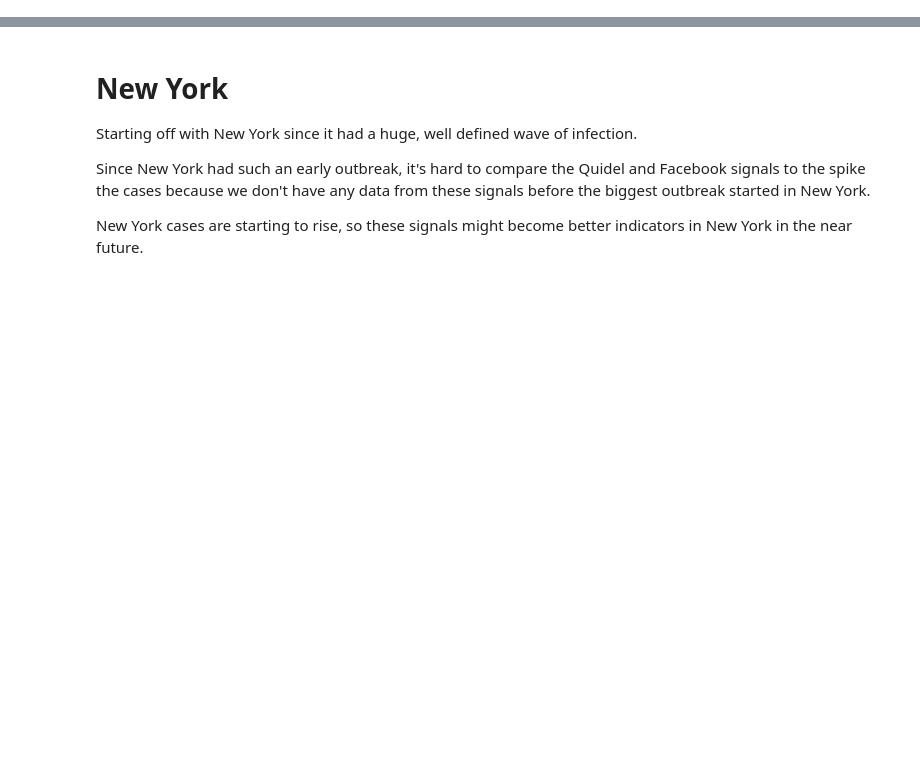
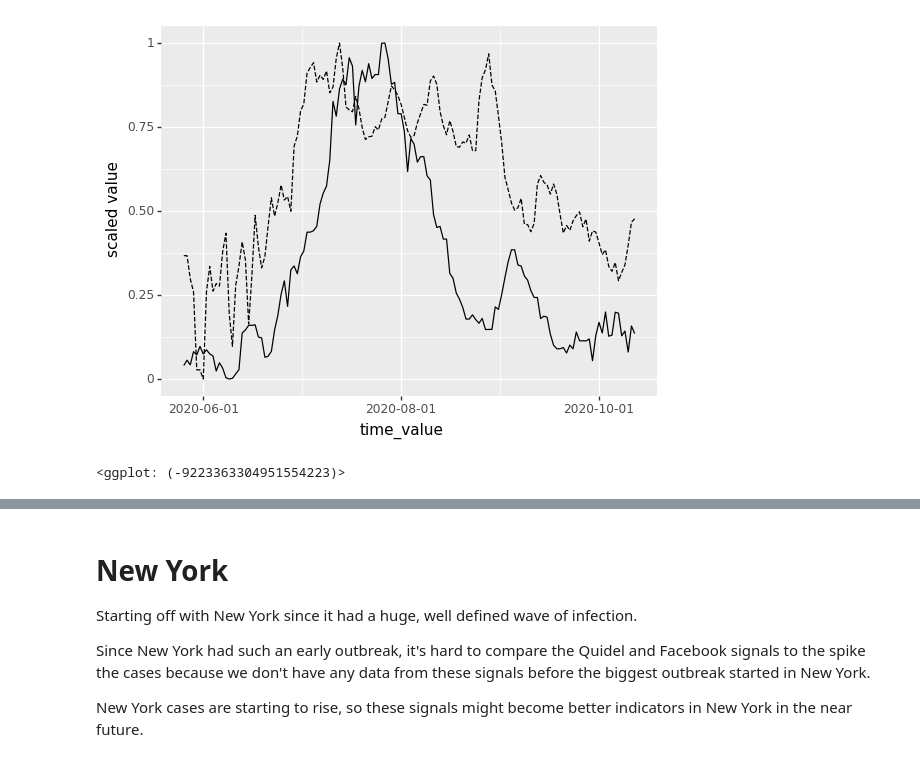
Before and after one commit to cmu-delphi/covidcast-modeling, a Jupyter notebook: cases_signals_msa/notebooks/Cases&SignalsMetroAreas.ipynb, the cells around one changed output, grey strips where cells are left out. Cells and saved outputs as stored; diff of their text form; code cells hidden in the pictures; blank space fills up the shorter version.

```diff
--- a/cases_signals_msa/notebooks/Cases&SignalsMetroAreas.ipynb
+++ b/cases_signals_msa/notebooks/Cases&SignalsMetroAreas.ipynb
@@ -79,0 +99,13 @@ t0_phoenix, t0_cases_phoenix, t0_signals_phoenix = get_t0(phoenix, signals_phoen
+# %%
+# QUIDEL
+cases_quidel_new_orleans = pd.merge(t0_cases_new_orleans, t0_signals_new_orleans[1], on='time_value')
+cases_quidel_new_orleans[['case_value', 'quidel_tests']] = scaler.fit_transform(cases_quidel_new_orleans[['value_x', 'value_y']])
+
+(p9.ggplot(cases_quidel_new_orleans, p9.aes(x='time_value')) +
+p9.scale_x_datetime(breaks=date_breaks('2 months')) +
+p9.geom_line(p9.aes(y='quidel_tests') , linetype='dashed') +
+p9.geom_line(p9.aes(y='case_value')) +
+p9.ylab("scaled value"))
+# %% [output]
+[figure, added]
+<ggplot: (-9223363304951554223)>
```
Also changed, not shown: parts of 54 cells of this notebook.
